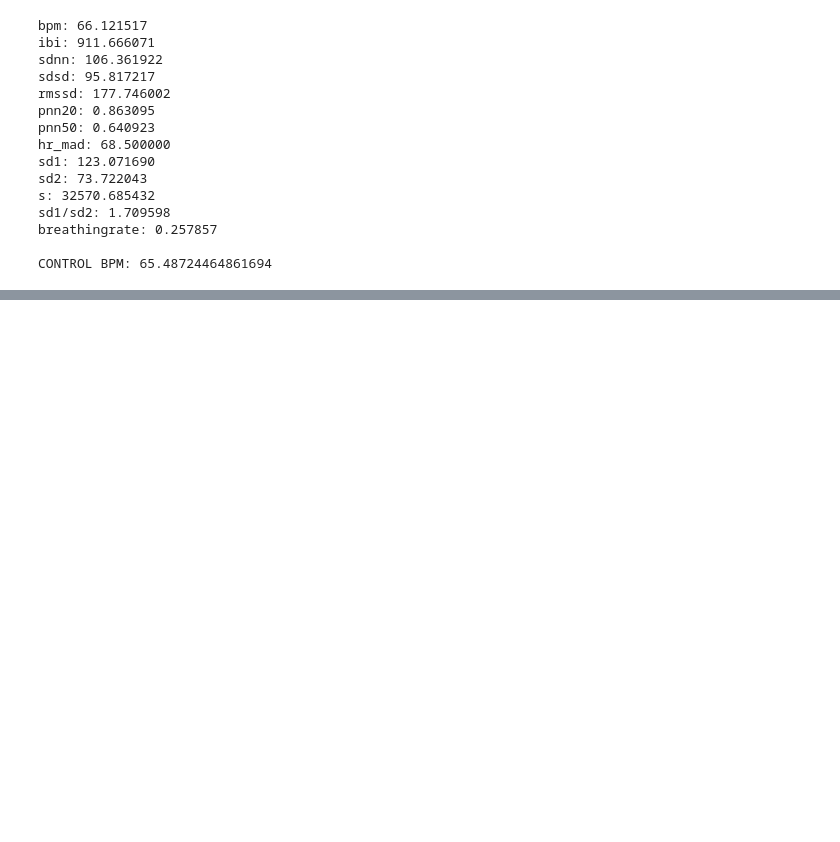
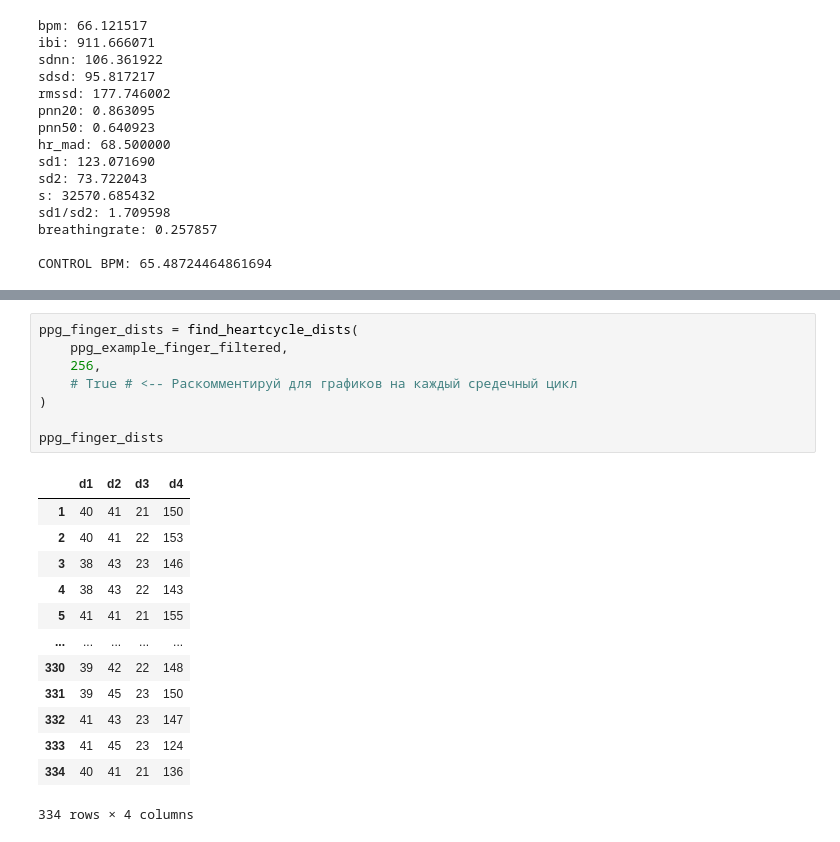
Before and after one commit to zhabiki/PPG-Datasets-Exploration, a Jupyter notebook: MAUS.ipynb, the cells around one changed output, grey strips where cells are left out. Drawn from its saved outputs; the diff is of its cells as text; blank space fills up the shorter version.

```diff
--- a/MAUS.ipynb
+++ b/MAUS.ipynb
@@ -539,0 +616,22 @@ plt.show()
+# %%
+ppg_finger_dists = find_heartcycle_dists(
+    ppg_example_finger_filtered,
+    256,
+    # True # <-- Раскомментируй для графиков на каждый средечный цикл
+)
+
+ppg_finger_dists
+# %% [output]
+|  | d1 | d2 | d3 | d4 |
+| 1 | 40 | 41 | 21 | 150 |
+| 2 | 40 | 41 | 22 | 153 |
+| 3 | 38 | 43 | 23 | 146 |
+| 4 | 38 | 43 | 22 | 143 |
+| 5 | 41 | 41 | 21 | 155 |
+| ... | ... | ... | ... | ... |
+| 330 | 39 | 42 | 22 | 148 |
+| 331 | 39 | 45 | 23 | 150 |
+| 332 | 41 | 43 | 23 | 147 |
+| 333 | 41 | 45 | 23 | 124 |
+| 334 | 40 | 41 | 21 | 136 |
+334 rows × 4 columns
```
Also changed, not shown: parts of 17 cells of this notebook.
